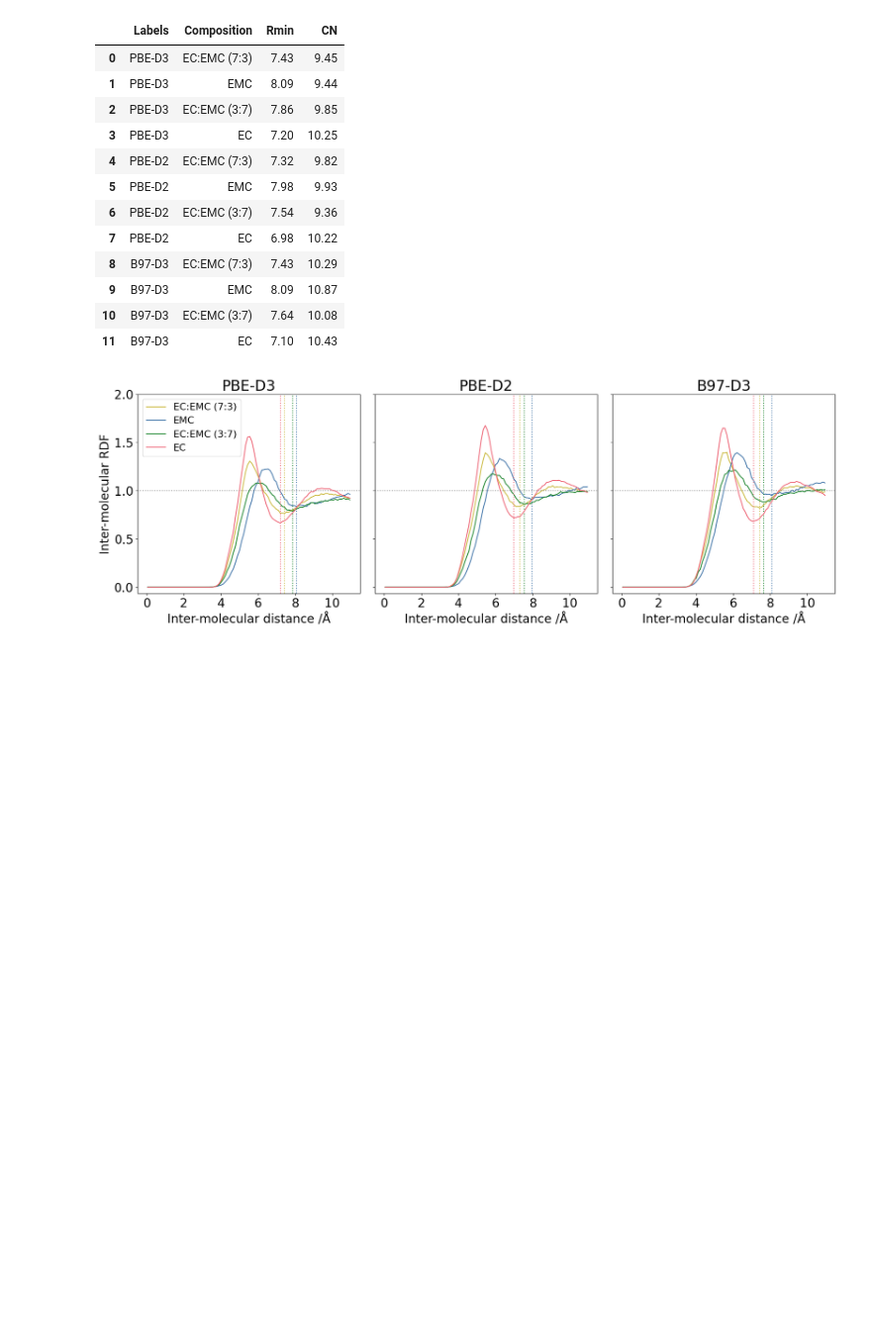
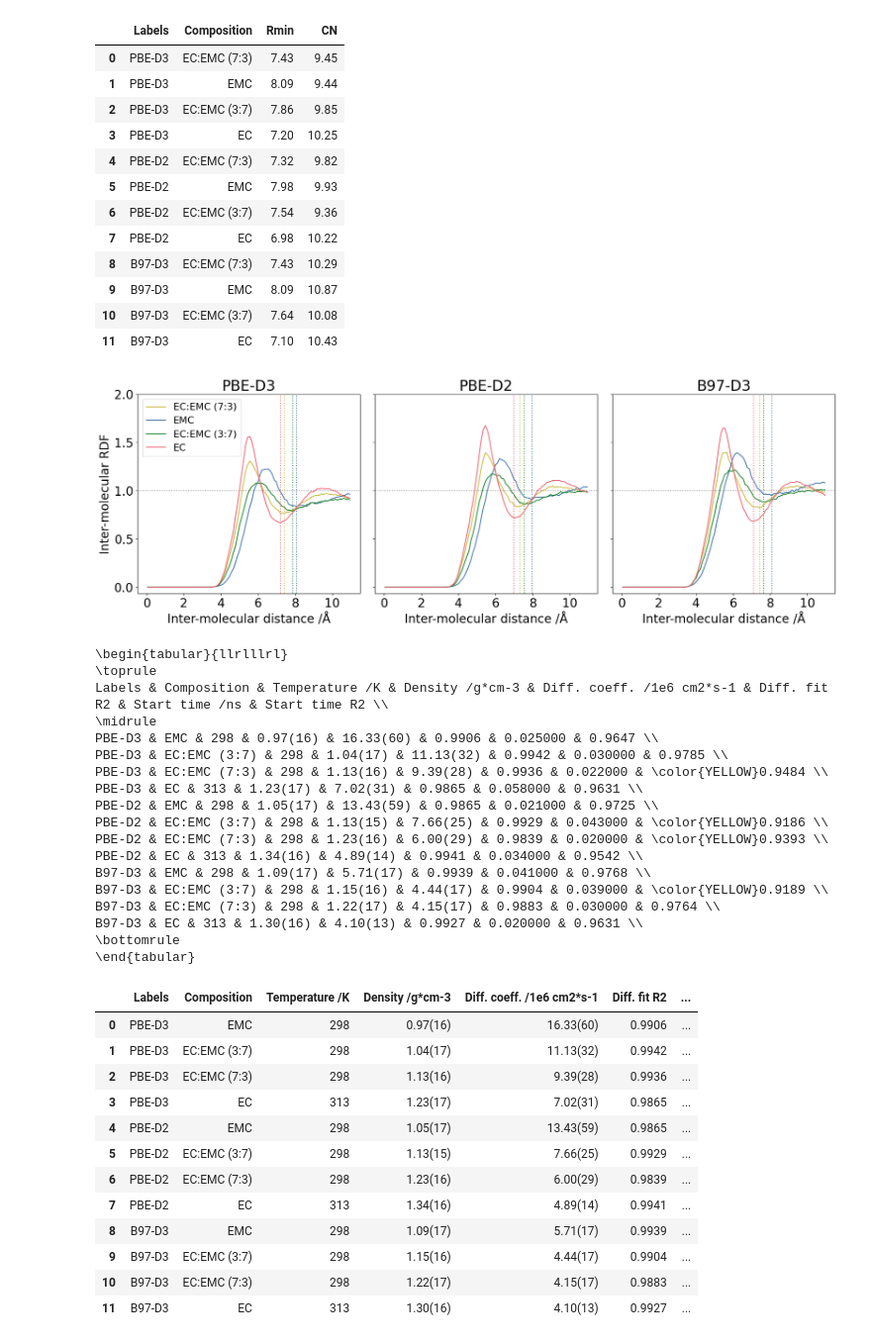
Before and after one commit to viktorsvahn/Limits_of_cluster_MLIPs, a Jupyter notebook: part1-dft_impact-periodic_data.ipynb, the cells around one changed output. Shown at 99% size. Cells and saved outputs as stored; diff of their text form; code cells hidden in the pictures; blank space fills up the shorter version.

```diff
--- a/part1-dft_impact-periodic_data.ipynb
+++ b/part1-dft_impact-periodic_data.ipynb
@@ -950,3 +950,65 @@ PBE-D3: R: 7.64 (0.40), CN: 9.74 (0.39)
 | 10 | B97-D3 | EC:EMC (3:7) | 7.64 | 10.08 |
 | 11 | B97-D3 | EC | 7.10 | 10.43 |
 [figure]
+# %%
+cols = [
+    #'Data set',
+    'Labels',
+    #'Seed ID',
+    #'Sample ID',
+    'Composition',
+    'Temperature /K',
+    'Density /g*cm-3',
+    'Diff. coeff. /1e6 cm2*s-1',
+    'Diff. fit R2',
+    'Start time /ns',
+    'Start time R2',
+]
+
+merged_df = df.copy()
+merged_df[['Diff. fit R2', 'Start time R2']] = merged_df[['Diff. fit R2', 'Start time R2']].applymap(rvalue_formatting_latex)
+merged_df['Density std. /g*cm-3'] *= 1000
+merged_df['Diff. fit slope error /1e6 cm2*s-1'] *= 1000
+
+merged_df['Density /g*cm-3'] = (
+    merged_df['Density /g*cm-3'].map("{:.2f}".format) + merged_df['Density std. /g*cm-3'].map("({:.0f})".format)
+)
+merged_df['Diff. coeff. /1e6 cm2*s-1'] = (
+    merged_df['Diff. coeff. /1e6 cm2*s-1'].map("{:.2f}".format) + merged_df['Diff. fit slope error /1e6 cm2*s-1'].map("({:.0f})".format)
+)
+merged_df['Start time /ns'] = merged_df['Start time /ns'].round(decimals=3)
+merged_df = merged_df.drop(['Density std. /g*cm-3', 'Diff. fit slope error /1e6 cm2*s-1'], axis=1)
+print(merged_df[cols].to_latex(index=False))
+merged_df[cols]
+# %% [output]
+\begin{tabular}{llrlllrl}
+\toprule
+Labels & Composition & Temperature /K & Density /g*cm-3 & Diff. coeff. /1e6 cm2*s-1 & Diff. fit R2 & Start time /ns & Start time R2 \\
+\midrule
+PBE-D3 & EMC & 298 & 0.97(16) & 16.33(60) & 0.9906 & 0.025000 & 0.9647 \\
+PBE-D3 & EC:EMC (3:7) & 298 & 1.04(17) & 11.13(32) & 0.9942 & 0.030000 & 0.9785 \\
+PBE-D3 & EC:EMC (7:3) & 298 & 1.13(16) & 9.39(28) & 0.9936 & 0.022000 & \color{YELLOW}0.9484 \\
+PBE-D3 & EC & 313 & 1.23(17) & 7.02(31) & 0.9865 & 0.058000 & 0.9631 \\
+PBE-D2 & EMC & 298 & 1.05(17) & 13.43(59) & 0.9865 & 0.021000 & 0.9725 \\
+PBE-D2 & EC:EMC (3:7) & 298 & 1.13(15) & 7.66(25) & 0.9929 & 0.043000 & \color{YELLOW}0.9186 \\
+PBE-D2 & EC:EMC (7:3) & 298 & 1.23(16) & 6.00(29) & 0.9839 & 0.020000 & \color{YELLOW}0.9393 \\
+PBE-D2 & EC & 313 & 1.34(16) & 4.89(14) & 0.9941 & 0.034000 & 0.9542 \\
+B97-D3 & EMC & 298 & 1.09(17) & 5.71(17) & 0.9939 & 0.041000 & 0.9768 \\
+B97-D3 & EC:EMC (3:7) & 298 & 1.15(16) & 4.44(17) & 0.9904 & 0.039000 & \color{YELLOW}0.9189 \\
+B97-D3 & EC:EMC (7:3) & 298 & 1.22(17) & 4.15(17) & 0.9883 & 0.030000 & 0.9764 \\
+B97-D3 & EC & 313 & 1.30(16) & 4.10(13) & 0.9927 & 0.020000 & 0.9631 \\
+\bottomrule
+\end{tabular}
+|  | Labels | Composition | Temperature /K | Density /g*cm-3 | Diff. coeff. /1e6 cm2*s-1 | Diff. fit R2 | ... |
+| 0 | PBE-D3 | EMC | 298 | 0.97(16) | 16.33(60) | 0.9906 | ... |
+| 1 | PBE-D3 | EC:EMC (3:7) | 298 | 1.04(17) | 11.13(32) | 0.9942 | ... |
+| 2 | PBE-D3 | EC:EMC (7:3) | 298 | 1.13(16) | 9.39(28) | 0.9936 | ... |
+| 3 | PBE-D3 | EC | 313 | 1.23(17) | 7.02(31) | 0.9865 | ... |
+| 4 | PBE-D2 | EMC | 298 | 1.05(17) | 13.43(59) | 0.9865 | ... |
+| 5 | PBE-D2 | EC:EMC (3:7) | 298 | 1.13(15) | 7.66(25) | 0.9929 | ... |
+| 6 | PBE-D2 | EC:EMC (7:3) | 298 | 1.23(16) | 6.00(29) | 0.9839 | ... |
+| 7 | PBE-D2 | EC | 313 | 1.34(16) | 4.89(14) | 0.9941 | ... |
+| 8 | B97-D3 | EMC | 298 | 1.09(17) | 5.71(17) | 0.9939 | ... |
+| 9 | B97-D3 | EC:EMC (3:7) | 298 | 1.15(16) | 4.44(17) | 0.9904 | ... |
+| 10 | B97-D3 | EC:EMC (7:3) | 298 | 1.22(17) | 4.15(17) | 0.9883 | ... |
+| 11 | B97-D3 | EC | 313 | 1.30(16) | 4.10(13) | 0.9927 | ... |
```
Also changed, not shown: parts of 18 cells of this notebook.
